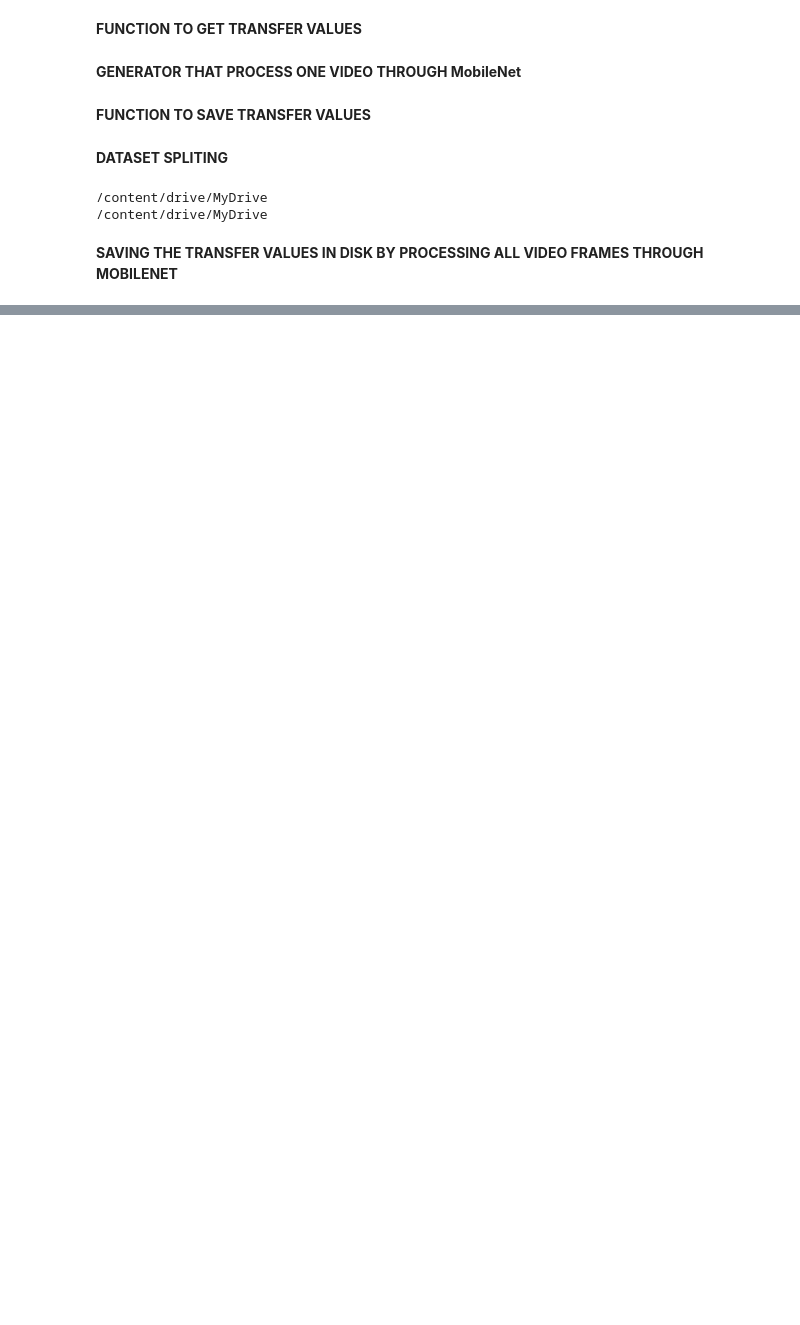
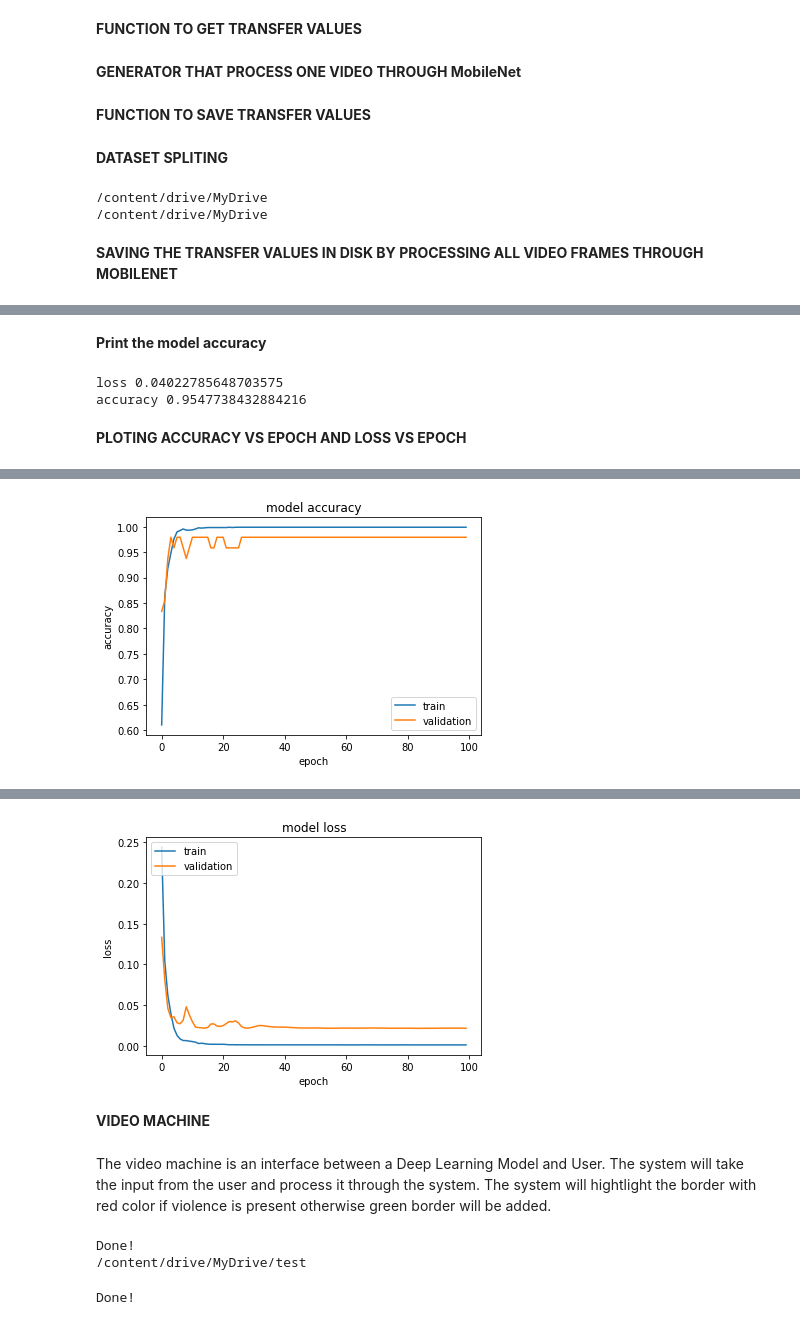
Before and after one commit to Refeena/ViolenceDetection, a Jupyter notebook: ViolenceDetection.ipynb, the cells around one changed output, grey strips where cells are left out. Saved outputs shown, nothing was run; the diff lists cells and outputs as text; code cells hidden in the pictures; blank space fills up the shorter version.

Commit message:
Model Trained With LSTM and Accuracy graph Plotted

```diff
--- a/ViolenceDetection.ipynb
+++ b/ViolenceDetection.ipynb
@@ -471,0 +526,2 @@ make_files(training_set)
+# %%
+data, target = process_alldata_training()
@@ -471,0 +579,7 @@ make_files(training_set)
+# %%
+epoch = 100
+batchS = 500 #500
+
+history = model.fit(np.array(data[0:1750]), np.array(target[0:1750]), epochs=epoch,
+                    validation_data=(np.array(data[1750:]), np.array(target[1750:])),
+                    batch_size=batchS, verbose=2)
@@ -471,0 +617,31 @@ make_files(training_set)
+# %% [markdown]
+**Print the model accuracy**
+# %%
+for name, value in zip(model.metrics_names, result):
+    print(name, value)
+# %% [output]
+loss 0.04022785648703575
+accuracy 0.9547738432884216
+# %% [markdown]
+**PLOTING ACCURACY VS EPOCH AND LOSS VS EPOCH**
+# %%
+# summarize history for accuracy
+plt.plot(history.history['accuracy'])
+plt.plot(history.history['val_accuracy'])
+plt.title('model accuracy')
+plt.ylabel('accuracy')
+plt.xlabel('epoch')
+plt.legend(['train', 'validation'], loc='lower right')
+plt.savefig('destination_path.eps', format='eps', dpi=1000)
+plt.show()
+
+# summarize history for loss
+plt.plot(history.history['loss'])
+plt.plot(history.history['val_loss'])
+plt.title('model loss')
+plt.ylabel('loss')
+plt.xlabel('epoch')
+plt.legend(['train', 'validation'], loc='upper left')
+plt.savefig('destination_path1.eps', format='eps', dpi=1000)
+plt.show()
+# %% [output]
@@ -471,0 +650 @@ make_files(training_set)
+[figure, added]
@@ -471,0 +653,34 @@ make_files(training_set)
+[figure, added]
+# %% [markdown]
+**VIDEO MACHINE**
+# %% [markdown]
+The video machine is an interface between a Deep Learning Model and User. The system will take the input from the user and process it through the system. The system will hightlight the border with red color if violence is present otherwise green border will be added.
+# %%
+in_dir_1 = '/content/drive/MyDrive/test'
+print ("Done!")
+print(in_dir_1)
+
+#1,3,5,7-VIOLENCE VIDEO
+#2,4,6,8-NON_VIOLENCE VIDEOS
+# %% [output]
+Done!
+/content/drive/MyDrive/test
+# %%
+def video_names(in_dir_1):
+
+    # list containing video names
+    names1 = []
+
+    for current_dir, dir_names,file_names in os.walk(in_dir_1):
+
+        for file_name1 in file_names:
+
+           names1.append(file_name1)
+
+           #shuffle(names1)
+
+    return tuple(names1)
+
+print ("Done!")
+# %% [output]
+Done!
```
Also changed, not shown: parts of 28 cells of this notebook.
